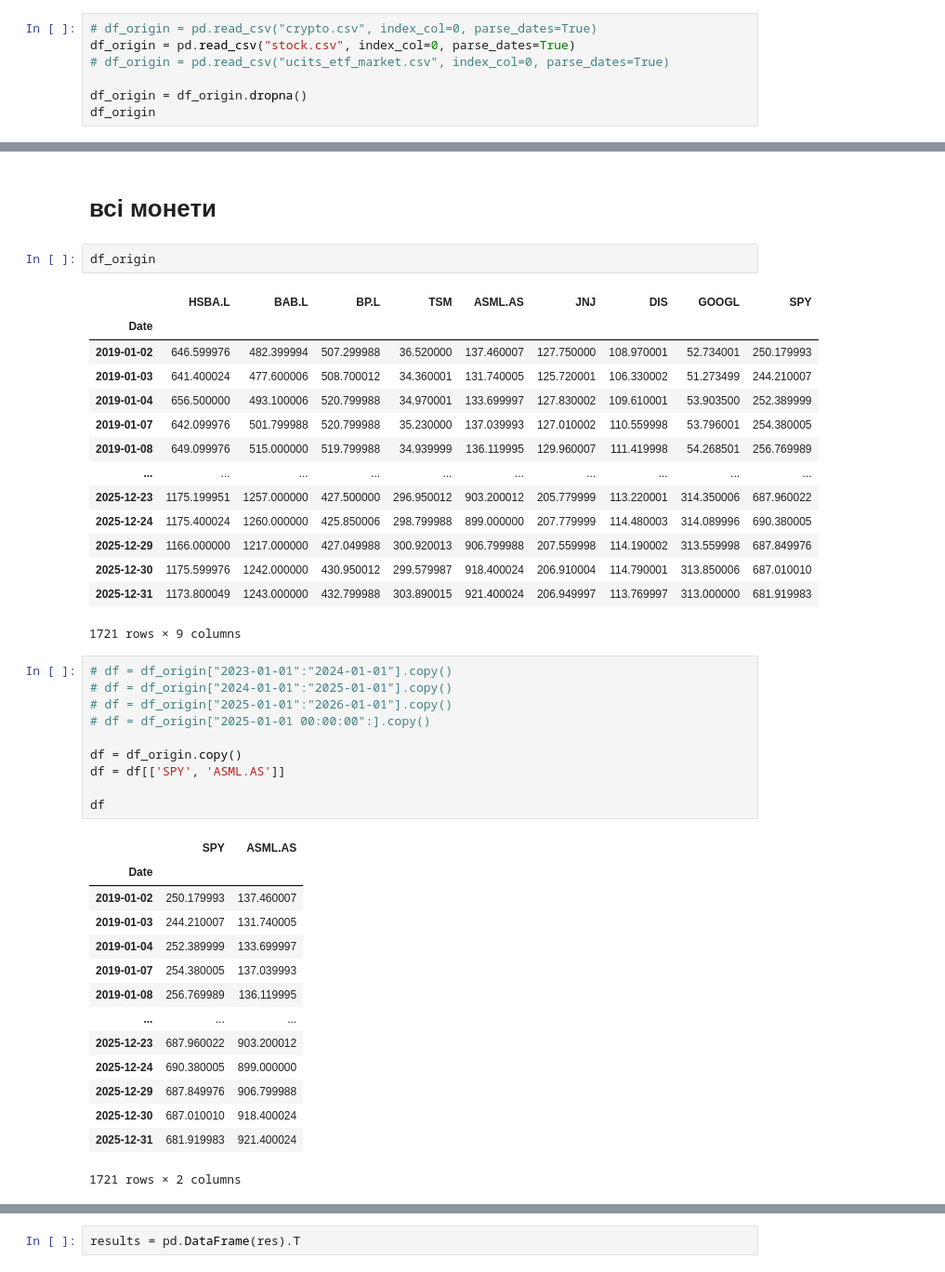
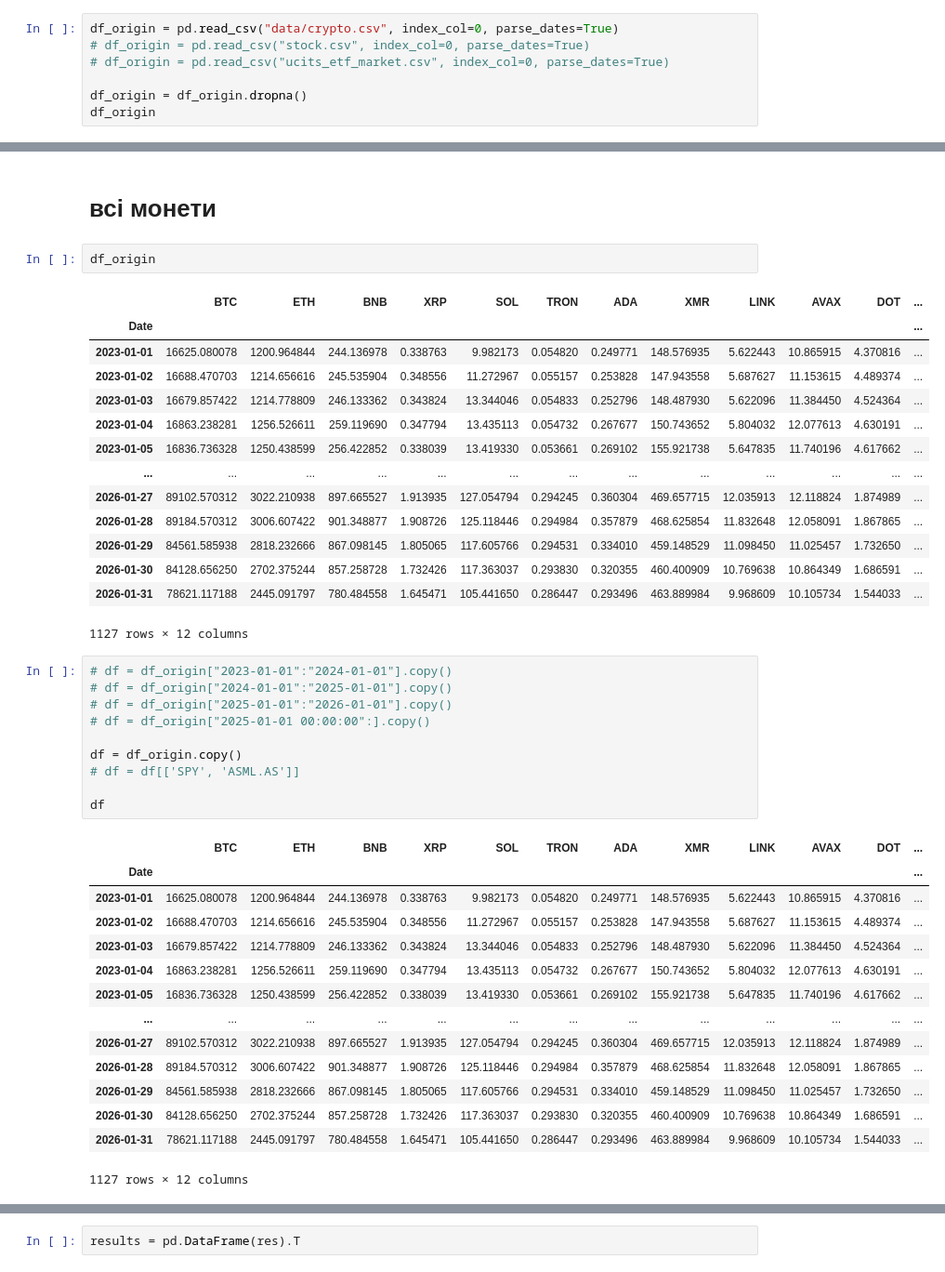
Before and after one commit to Familenko/backtest, a Jupyter notebook: test_backtest/test_dca.ipynb, the cells around one changed output, grey strips where cells are left out. Shown at 93% size. Cells and saved outputs as stored; diff of their text form.

```diff
--- a/test_backtest/test_dca.ipynb
+++ b/test_backtest/test_dca.ipynb
@@ -6,8 +6,8 @@ import optuna
 
 from backtest import backtest_dca
 # %%
-# df_origin = pd.read_csv("crypto.csv", index_col=0, parse_dates=True)
-df_origin = pd.read_csv("stock.csv", index_col=0, parse_dates=True)
+df_origin = pd.read_csv("data/crypto.csv", index_col=0, parse_dates=True)
+# df_origin = pd.read_csv("stock.csv", index_col=0, parse_dates=True)
 # df_origin = pd.read_csv("ucits_etf_market.csv", index_col=0, parse_dates=True)
 
 df_origin = df_origin.dropna()
@@ -73,45 +73,45 @@ res
 # %%
 df_origin
 # %% [output]
-|  | HSBA.L | BAB.L | BP.L | TSM | ASML.AS | JNJ | DIS | GOOGL | SPY |
-| Date |  |  |  |  |  |  |  |  |  |
-| 2019-01-02 | 646.599976 | 482.399994 | 507.299988 | 36.520000 | 137.460007 | 127.750000 | 108.970001 | 52.734001 | 250.179993 |
-| 2019-01-03 | 641.400024 | 477.600006 | 508.700012 | 34.360001 | 131.740005 | 125.720001 | 106.330002 | 51.273499 | 244.210007 |
-| 2019-01-04 | 656.500000 | 493.100006 | 520.799988 | 34.970001 | 133.699997 | 127.830002 | 109.610001 | 53.903500 | 252.389999 |
-| 2019-01-07 | 642.099976 | 501.799988 | 520.799988 | 35.230000 | 137.039993 | 127.010002 | 110.559998 | 53.796001 | 254.380005 |
-| 2019-01-08 | 649.099976 | 515.000000 | 519.799988 | 34.939999 | 136.119995 | 129.960007 | 111.419998 | 54.268501 | 256.769989 |
-| ... | ... | ... | ... | ... | ... | ... | ... | ... | ... |
-| 2025-12-23 | 1175.199951 | 1257.000000 | 427.500000 | 296.950012 | 903.200012 | 205.779999 | 113.220001 | 314.350006 | 687.960022 |
-| 2025-12-24 | 1175.400024 | 1260.000000 | 425.850006 | 298.799988 | 899.000000 | 207.779999 | 114.480003 | 314.089996 | 690.380005 |
-| 2025-12-29 | 1166.000000 | 1217.000000 | 427.049988 | 300.920013 | 906.799988 | 207.559998 | 114.190002 | 313.559998 | 687.849976 |
-| 2025-12-30 | 1175.599976 | 1242.000000 | 430.950012 | 299.579987 | 918.400024 | 206.910004 | 114.790001 | 313.850006 | 687.010010 |
-| 2025-12-31 | 1173.800049 | 1243.000000 | 432.799988 | 303.890015 | 921.400024 | 206.949997 | 113.769997 | 313.000000 | 681.919983 |
+|  | BTC | ETH | BNB | XRP | SOL | TRON | ADA | XMR | LINK | AVAX | DOT | ... |
+| Date |  |  |  |  |  |  |  |  |  |  |  | ... |
+| 2023-01-01 | 16625.080078 | 1200.964844 | 244.136978 | 0.338763 | 9.982173 | 0.054820 | 0.249771 | 148.576935 | 5.622443 | 10.865915 | 4.370816 | ... |
+| 2023-01-02 | 16688.470703 | 1214.656616 | 245.535904 | 0.348556 | 11.272967 | 0.055157 | 0.253828 | 147.943558 | 5.687627 | 11.153615 | 4.489374 | ... |
+| 2023-01-03 | 16679.857422 | 1214.778809 | 246.133362 | 0.343824 | 13.344046 | 0.054833 | 0.252796 | 148.487930 | 5.622096 | 11.384450 | 4.524364 | ... |
+| 2023-01-04 | 16863.238281 | 1256.526611 | 259.119690 | 0.347794 | 13.435113 | 0.054732 | 0.267677 | 150.743652 | 5.804032 | 12.077613 | 4.630191 | ... |
+| 2023-01-05 | 16836.736328 | 1250.438599 | 256.422852 | 0.338039 | 13.419330 | 0.053661 | 0.269102 | 155.921738 | 5.647835 | 11.740196 | 4.617662 | ... |
+| ... | ... | ... | ... | ... | ... | ... | ... | ... | ... | ... | ... | ... |
+| 2026-01-27 | 89102.570312 | 3022.210938 | 897.665527 | 1.913935 | 127.054794 | 0.294245 | 0.360304 | 469.657715 | 12.035913 | 12.118824 | 1.874989 | ... |
+| 2026-01-28 | 89184.570312 | 3006.607422 | 901.348877 | 1.908726 | 125.118446 | 0.294984 | 0.357879 | 468.625854 | 11.832648 | 12.058091 | 1.867865 | ... |
+| 2026-01-29 | 84561.585938 | 2818.232666 | 867.098145 | 1.805065 | 117.605766 | 0.294531 | 0.334010 | 459.148529 | 11.098450 | 11.025457 | 1.732650 | ... |
+| 2026-01-30 | 84128.656250 | 2702.375244 | 857.258728 | 1.732426 | 117.363037 | 0.293830 | 0.320355 | 460.400909 | 10.769638 | 10.864349 | 1.686591 | ... |
+| 2026-01-31 | 78621.117188 | 2445.091797 | 780.484558 | 1.645471 | 105.441650 | 0.286447 | 0.293496 | 463.889984 | 9.968609 | 10.105734 | 1.544033 | ... |
-1721 rows × 9 columns
+1127 rows × 12 columns
 # %%
 # df = df_origin["2023-01-01":"2024-01-01"].copy()
 # df = df_origin["2024-01-01":"2025-01-01"].copy()
 # df = df_origin["2025-01-01":"2026-01-01"].copy()
 # df = df_origin["2025-01-01 00:00:00":].copy()
 
 df = df_origin.copy()
-df = df[['SPY', 'ASML.AS']]
+# df = df[['SPY', 'ASML.AS']]
 
 df
 # %% [output]
-|  | SPY | ASML.AS |
-| Date |  |  |
-| 2019-01-02 | 250.179993 | 137.460007 |
-| 2019-01-03 | 244.210007 | 131.740005 |
-| 2019-01-04 | 252.389999 | 133.699997 |
-| 2019-01-07 | 254.380005 | 137.039993 |
-| 2019-01-08 | 256.769989 | 136.119995 |
-| ... | ... | ... |
-| 2025-12-23 | 687.960022 | 903.200012 |
-| 2025-12-24 | 690.380005 | 899.000000 |
-| 2025-12-29 | 687.849976 | 906.799988 |
-| 2025-12-30 | 687.010010 | 918.400024 |
-| 2025-12-31 | 681.919983 | 921.400024 |
+|  | BTC | ETH | BNB | XRP | SOL | TRON | ADA | XMR | LINK | AVAX | DOT | ... |
+| Date |  |  |  |  |  |  |  |  |  |  |  | ... |
+| 2023-01-01 | 16625.080078 | 1200.964844 | 244.136978 | 0.338763 | 9.982173 | 0.054820 | 0.249771 | 148.576935 | 5.622443 | 10.865915 | 4.370816 | ... |
+| 2023-01-02 | 16688.470703 | 1214.656616 | 245.535904 | 0.348556 | 11.272967 | 0.055157 | 0.253828 | 147.943558 | 5.687627 | 11.153615 | 4.489374 | ... |
+| 2023-01-03 | 16679.857422 | 1214.778809 | 246.133362 | 0.343824 | 13.344046 | 0.054833 | 0.252796 | 148.487930 | 5.622096 | 11.384450 | 4.524364 | ... |
+| 2023-01-04 | 16863.238281 | 1256.526611 | 259.119690 | 0.347794 | 13.435113 | 0.054732 | 0.267677 | 150.743652 | 5.804032 | 12.077613 | 4.630191 | ... |
+| 2023-01-05 | 16836.736328 | 1250.438599 | 256.422852 | 0.338039 | 13.419330 | 0.053661 | 0.269102 | 155.921738 | 5.647835 | 11.740196 | 4.617662 | ... |
+| ... | ... | ... | ... | ... | ... | ... | ... | ... | ... | ... | ... | ... |
+| 2026-01-27 | 89102.570312 | 3022.210938 | 897.665527 | 1.913935 | 127.054794 | 0.294245 | 0.360304 | 469.657715 | 12.035913 | 12.118824 | 1.874989 | ... |
+| 2026-01-28 | 89184.570312 | 3006.607422 | 901.348877 | 1.908726 | 125.118446 | 0.294984 | 0.357879 | 468.625854 | 11.832648 | 12.058091 | 1.867865 | ... |
+| 2026-01-29 | 84561.585938 | 2818.232666 | 867.098145 | 1.805065 | 117.605766 | 0.294531 | 0.334010 | 459.148529 | 11.098450 | 11.025457 | 1.732650 | ... |
+| 2026-01-30 | 84128.656250 | 2702.375244 | 857.258728 | 1.732426 | 117.363037 | 0.293830 | 0.320355 | 460.400909 | 10.769638 | 10.864349 | 1.686591 | ... |
+| 2026-01-31 | 78621.117188 | 2445.091797 | 780.484558 | 1.645471 | 105.441650 | 0.286447 | 0.293496 | 463.889984 | 9.968609 | 10.105734 | 1.544033 | ... |
-1721 rows × 2 columns
+1127 rows × 12 columns
 # %%
 res = {}
 metric = {}
```
Also changed, not shown: parts of 9 cells of this notebook, 3 other files.
